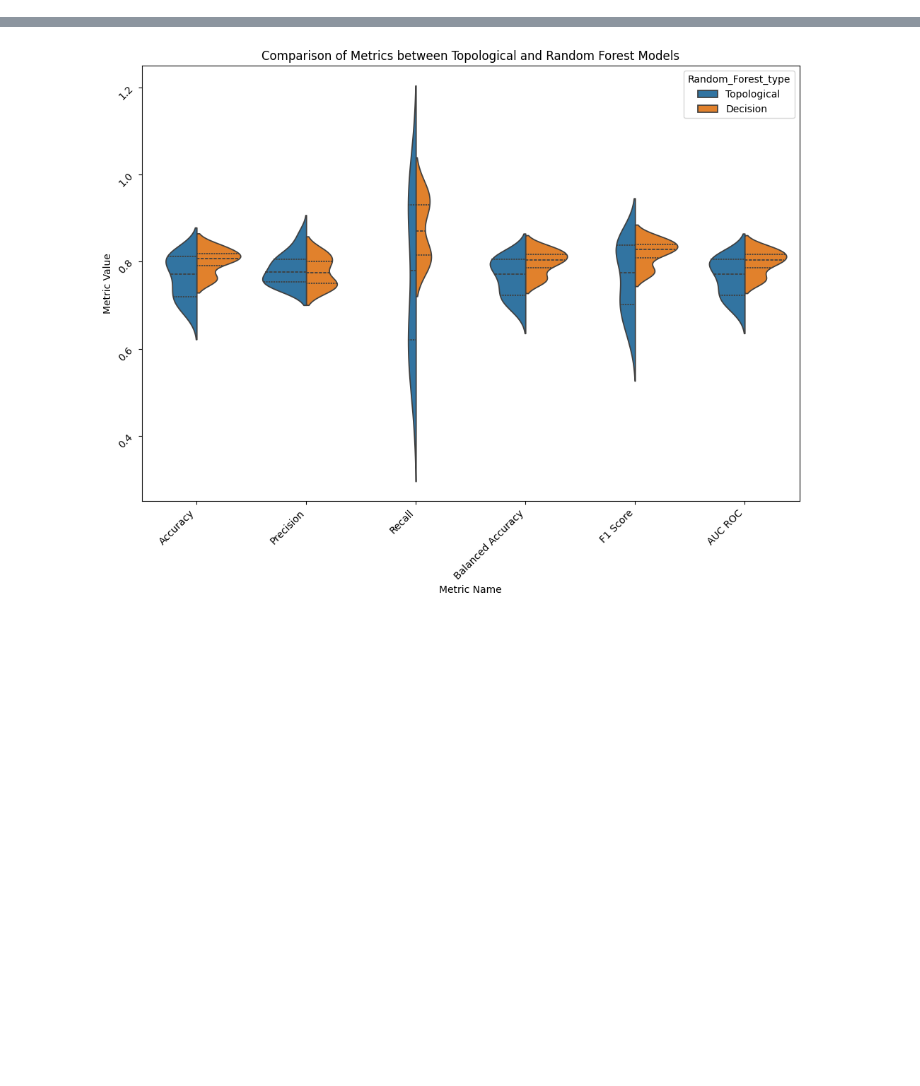
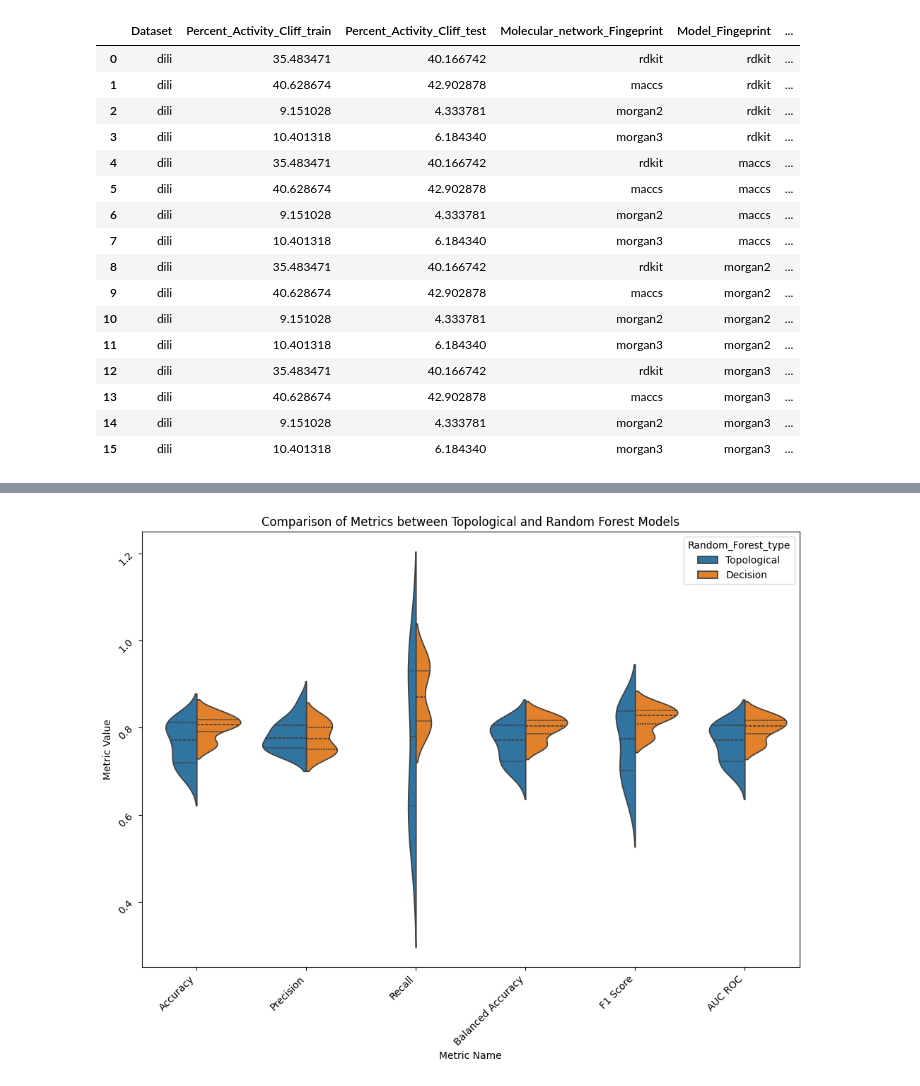
Before and after one commit to Manas02/topologicalimpurity, a Jupyter notebook: notebook/dili_trf.ipynb, the cells around one changed output, grey strips where cells are left out. Cells and saved outputs as stored; diff of their text form; code cells hidden in the pictures; blank space fills up the shorter version.

```diff
--- a/notebook/dili_trf.ipynb
+++ b/notebook/dili_trf.ipynb
@@ -7,3 +6,23 @@ import seaborn as sns
 # %%
 df = pd.read_csv('../benchmark/benchmark_dili_tdc_trf_result.csv')
+# %%
+df
+# %% [output]
+|  | Dataset | Percent_Activity_Cliff_train | Percent_Activity_Cliff_test | Molecular_network_Fingeprint | Model_Fingeprint | ... |
+| 0 | dili | 35.483471 | 40.166742 | rdkit | rdkit | ... |
+| 1 | dili | 40.628674 | 42.902878 | maccs | rdkit | ... |
+| 2 | dili | 9.151028 | 4.333781 | morgan2 | rdkit | ... |
+| 3 | dili | 10.401318 | 6.184340 | morgan3 | rdkit | ... |
+| 4 | dili | 35.483471 | 40.166742 | rdkit | maccs | ... |
+| 5 | dili | 40.628674 | 42.902878 | maccs | maccs | ... |
+| 6 | dili | 9.151028 | 4.333781 | morgan2 | maccs | ... |
+| 7 | dili | 10.401318 | 6.184340 | morgan3 | maccs | ... |
+| 8 | dili | 35.483471 | 40.166742 | rdkit | morgan2 | ... |
+| 9 | dili | 40.628674 | 42.902878 | maccs | morgan2 | ... |
+| 10 | dili | 9.151028 | 4.333781 | morgan2 | morgan2 | ... |
+| 11 | dili | 10.401318 | 6.184340 | morgan3 | morgan2 | ... |
+| 12 | dili | 35.483471 | 40.166742 | rdkit | morgan3 | ... |
+| 13 | dili | 40.628674 | 42.902878 | maccs | morgan3 | ... |
+| 14 | dili | 9.151028 | 4.333781 | morgan2 | morgan3 | ... |
+| 15 | dili | 10.401318 | 6.184340 | morgan3 | morgan3 | ... |
 # %%
```
Also changed, not shown: parts of 7 cells of this notebook, 6 other files.
